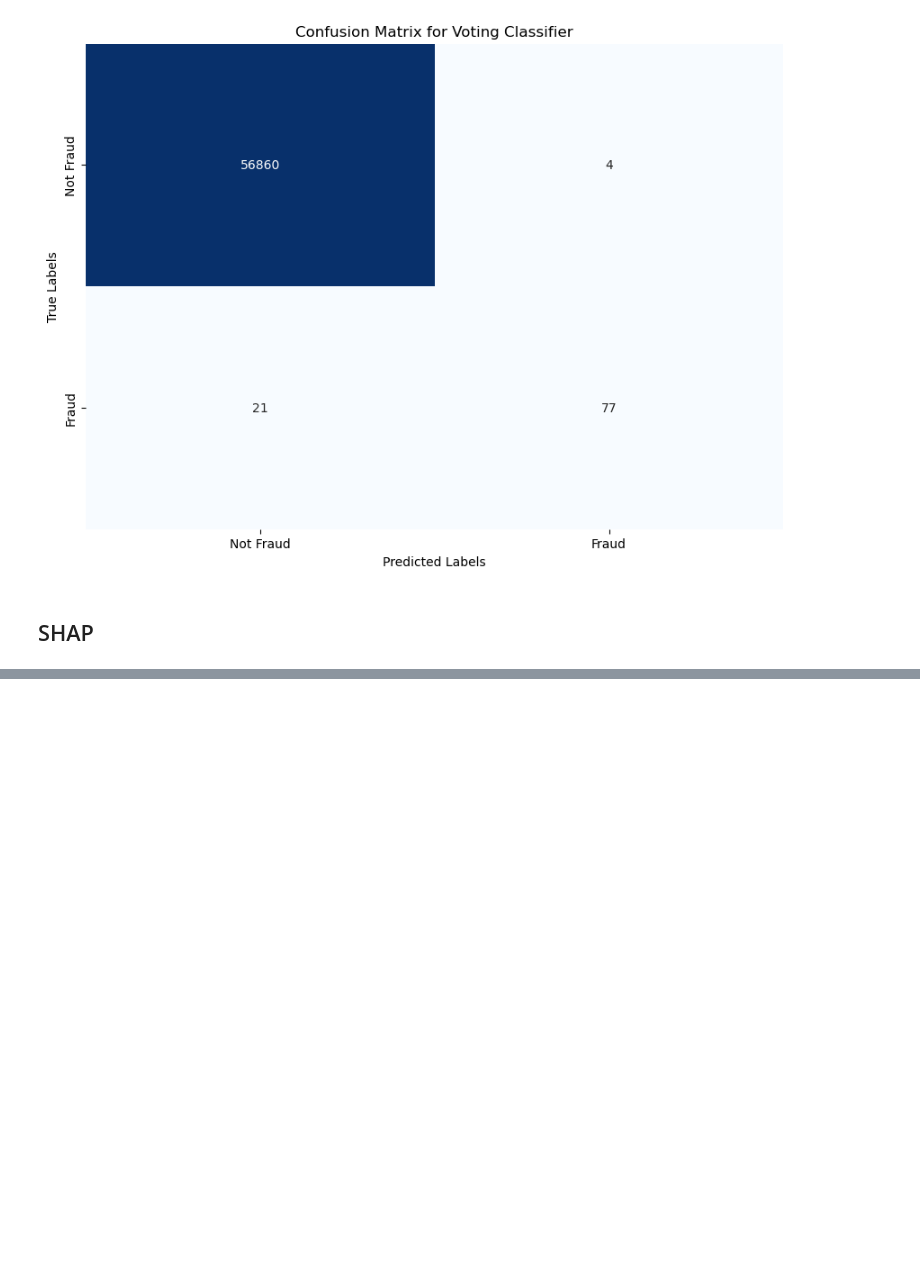
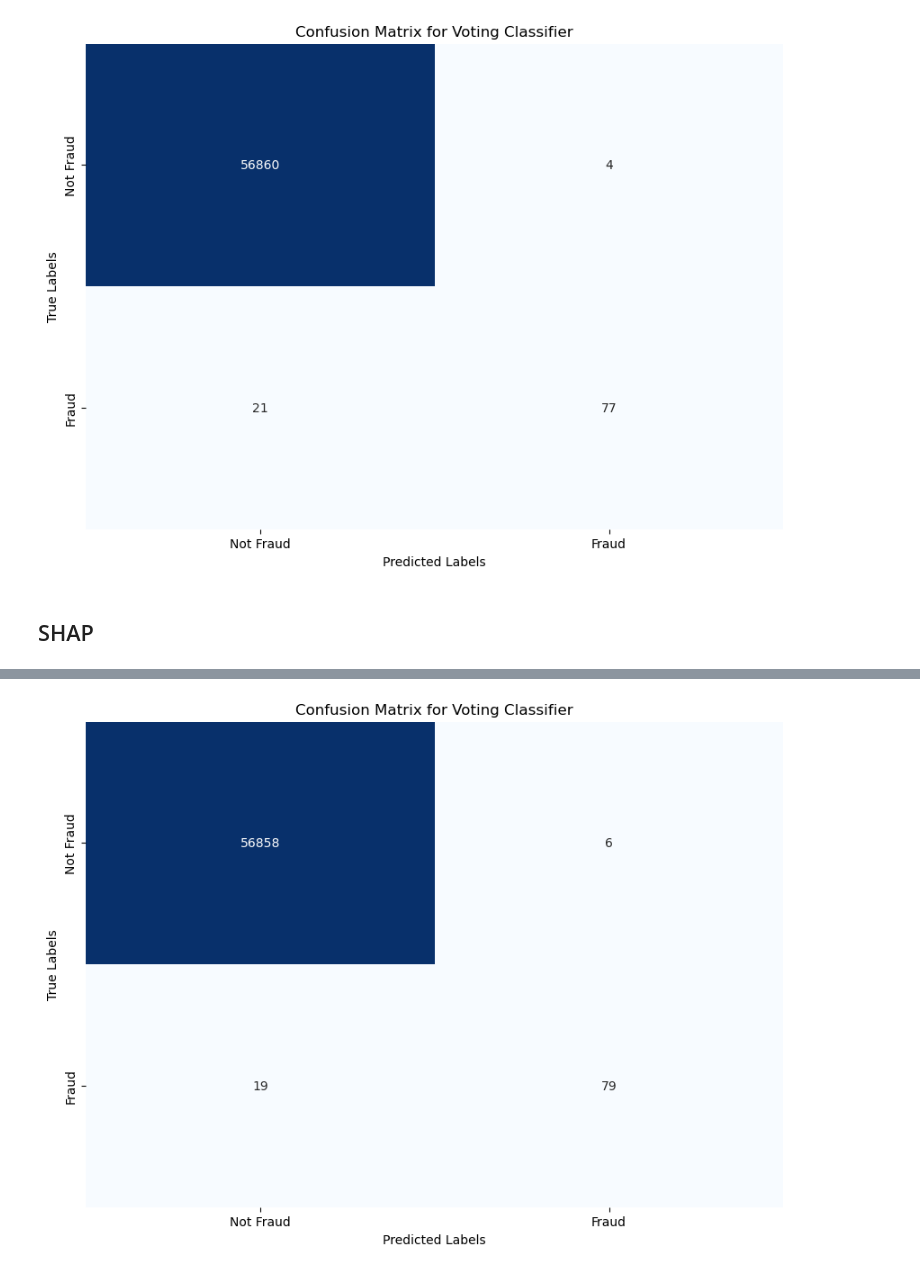
Before and after one commit to renatohack/2024.2-machine-learning, a Jupyter notebook: dr4/tp5/dr4_tp5_ensembles.ipynb, the cells around one changed output, grey strips where cells are left out. Drawn from its saved outputs; the diff is of its cells as text; code cells hidden in the pictures; blank space fills up the shorter version.

```diff
--- a/dr4/tp5/dr4_tp5_ensembles.ipynb
+++ b/dr4/tp5/dr4_tp5_ensembles.ipynb
@@ -151,0 +189,2 @@ with open('pickle/rf.p', 'wb') as file:
+# %%
+y_pred_ada_boost = ada_boost.predict(X_test_reduced)
@@ -151,0 +203,4 @@ with open('pickle/rf.p', 'wb') as file:
+# %%
+plot_confusion_matrix(y_test, y_pred_ada_boost, title='Confusion Matrix for Voting Classifier')
+# %% [output]
+[figure, added]
```
Also changed, not shown: parts of 17 cells of this notebook, 1 other file.
